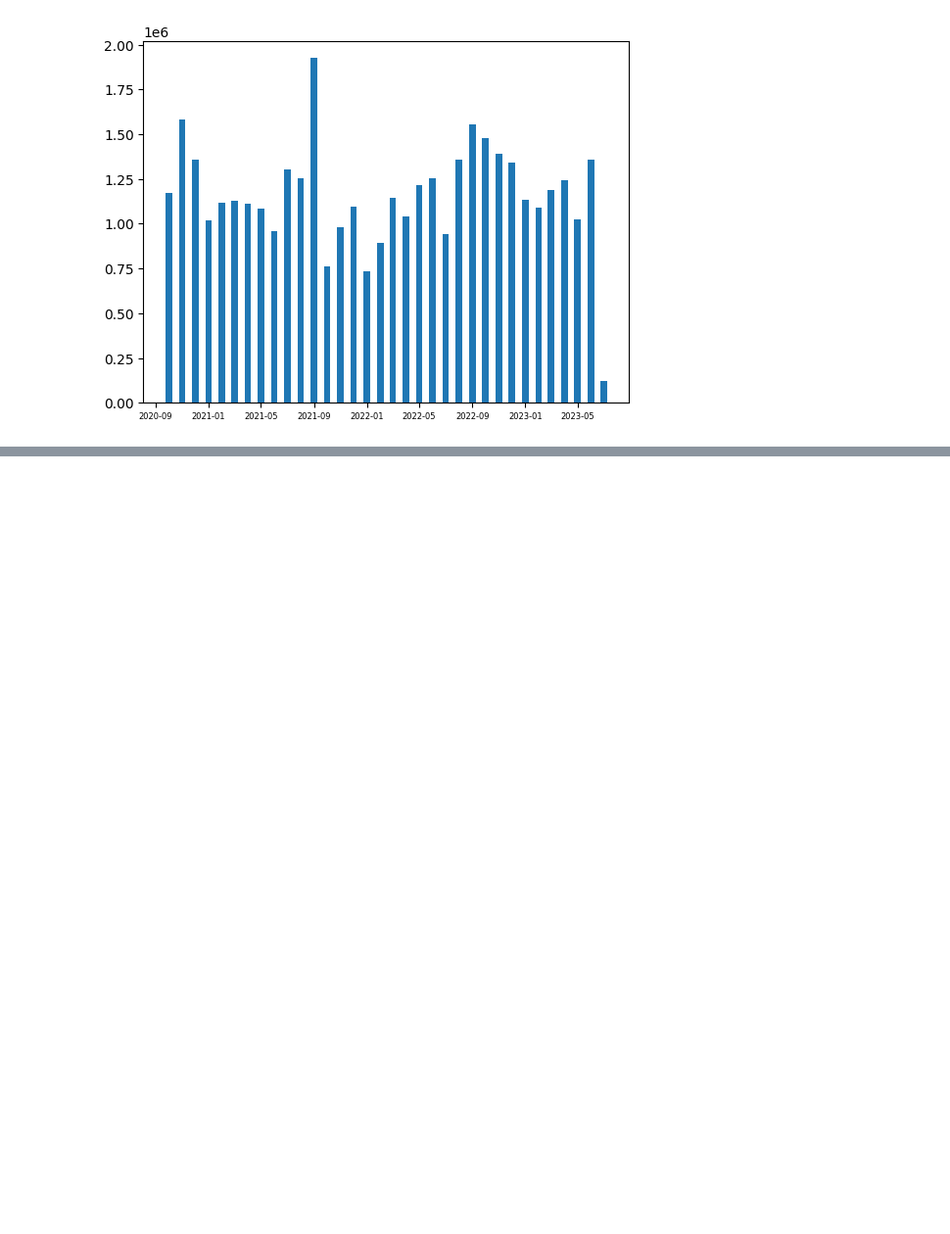
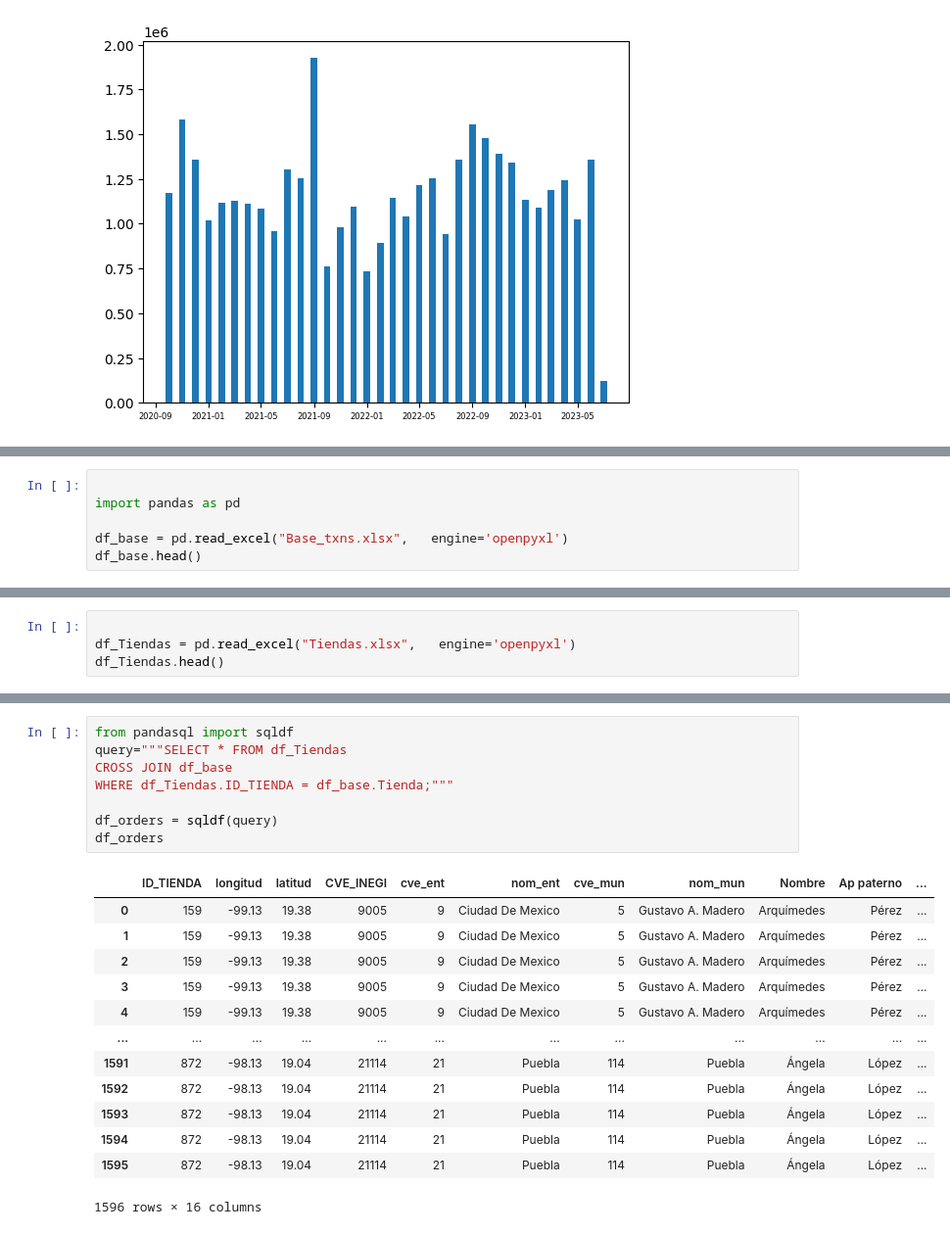
Before and after one commit to okadath/data_mining, a Jupyter notebook: Untitled.ipynb, the cells around one changed output, grey strips where cells are left out. Shown: that part at 98% size. Saved outputs shown, nothing was run; the diff lists cells and outputs as text; blank space fills up the shorter version.

```diff
--- a/Untitled.ipynb
+++ b/Untitled.ipynb
@@ -483,0 +497,6 @@ plt.show()
+# %%
+
+import pandas as pd
+
+df_base = pd.read_excel("Base_txns.xlsx",   engine='openpyxl')
+df_base.head()
@@ -483,0 +510,4 @@ plt.show()
+# %%
+
+df_Tiendas = pd.read_excel("Tiendas.xlsx",   engine='openpyxl')
+df_Tiendas.head()
@@ -483,0 +521,22 @@ plt.show()
+# %%
+from pandasql import sqldf
+query="""SELECT * FROM df_Tiendas
+CROSS JOIN df_base
+WHERE df_Tiendas.ID_TIENDA = df_base.Tienda;"""
+
+df_orders = sqldf(query)
+df_orders
+# %% [output]
+|  | ID_TIENDA | longitud | latitud | CVE_INEGI | cve_ent | nom_ent | cve_mun | nom_mun | Nombre | Ap paterno | ... |
+| 0 | 159 | -99.13 | 19.38 | 9005 | 9 | Ciudad De Mexico | 5 | Gustavo A. Madero | Arquímedes | Pérez | ... |
+| 1 | 159 | -99.13 | 19.38 | 9005 | 9 | Ciudad De Mexico | 5 | Gustavo A. Madero | Arquímedes | Pérez | ... |
+| 2 | 159 | -99.13 | 19.38 | 9005 | 9 | Ciudad De Mexico | 5 | Gustavo A. Madero | Arquímedes | Pérez | ... |
+| 3 | 159 | -99.13 | 19.38 | 9005 | 9 | Ciudad De Mexico | 5 | Gustavo A. Madero | Arquímedes | Pérez | ... |
+| 4 | 159 | -99.13 | 19.38 | 9005 | 9 | Ciudad De Mexico | 5 | Gustavo A. Madero | Arquímedes | Pérez | ... |
+| ... | ... | ... | ... | ... | ... | ... | ... | ... | ... | ... | ... |
+| 1591 | 872 | -98.13 | 19.04 | 21114 | 21 | Puebla | 114 | Puebla | Ángela | López | ... |
+| 1592 | 872 | -98.13 | 19.04 | 21114 | 21 | Puebla | 114 | Puebla | Ángela | López | ... |
+| 1593 | 872 | -98.13 | 19.04 | 21114 | 21 | Puebla | 114 | Puebla | Ángela | López | ... |
+| 1594 | 872 | -98.13 | 19.04 | 21114 | 21 | Puebla | 114 | Puebla | Ángela | López | ... |
+| 1595 | 872 | -98.13 | 19.04 | 21114 | 21 | Puebla | 114 | Puebla | Ángela | López | ... |
+1596 rows × 16 columns
```
Also changed, not shown: parts of 15 cells of this notebook.
